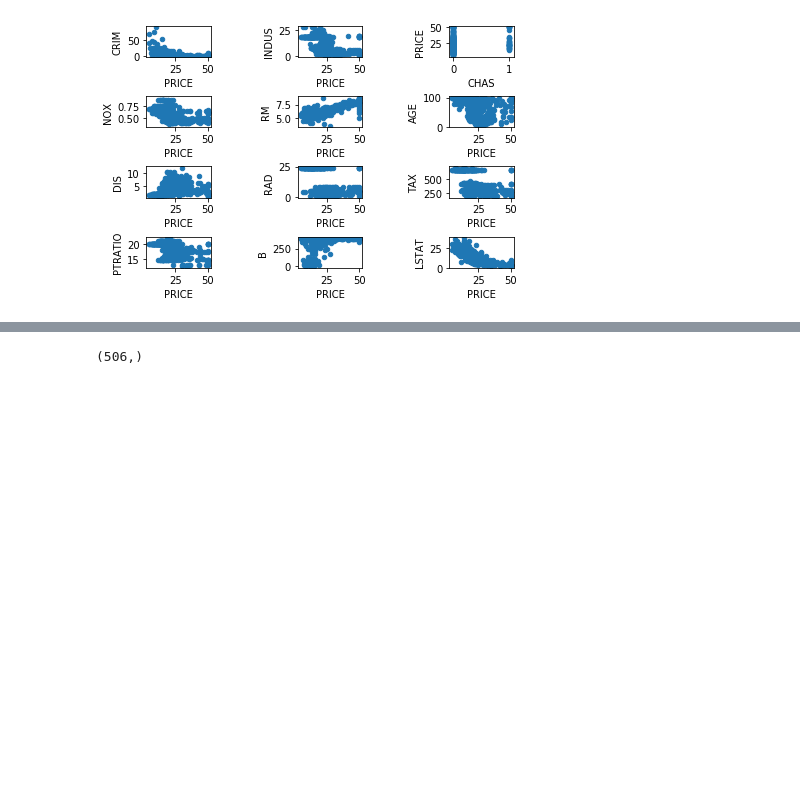
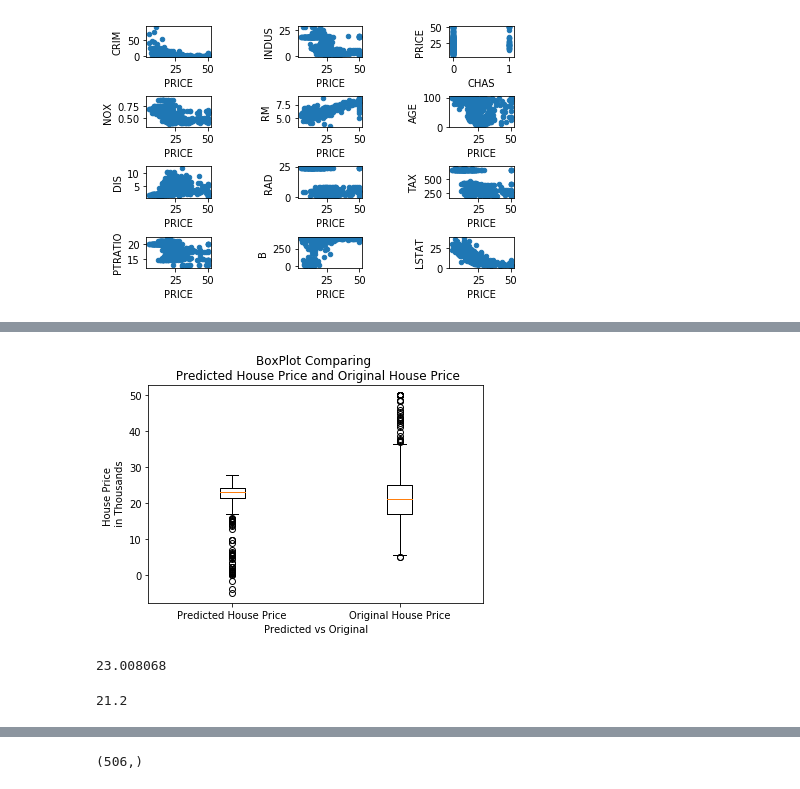
Before and after one commit to shanecanny1/Machine-Learning-and-Statistics-Project, a Jupyter notebook: Machine Learning Project Boston House Prices.ipynb, the cells around one changed output, grey strips where cells are left out. Drawn from its saved outputs; the diff is of its cells as text; code cells hidden in the pictures; blank space fills up the shorter version.

```diff
--- a/Machine Learning Project Boston House Prices.ipynb
+++ b/Machine Learning Project Boston House Prices.ipynb
@@ -415,5 +411,5 @@ Colocations handled automatically by placer.
 # %%
-m.compile(loss='mean_squared_error',optimizer='adam')
+m.compile(loss='mean_squared_error',optimizer='Adam')
 # %%
 ## Training the Neural Network ##
 
@@ -459,0 +492,8 @@ array([[ 2.4264961e+01],
+# %%
+## Creating a list for the Price column in the house DataFrame ##
+j= house["PRICE"].tolist()
+# %%
+## Changing the Price column in the house DataFrame to an array from a list ##
+s=np.asarray(j)
+# %%
+Predicted_Price_One=m.predict(inputs)
@@ -459,0 +502,24 @@ array([[ 2.4264961e+01],
+# %%
+## Creating a Boxplot for the Predicted House Prices and the Original House Prices ##
+
+data = [Predicted_Price_One.flatten(), s.flatten()]
+fig, ax = plt.subplots()
+ax.boxplot(data)
+plt.xticks([1, 2], ['Predicted House Price', 'Original House Price'])
+plt.xlabel('Predicted vs Original')
+plt.ylabel('House Price \n in Thousands')
+plt.title('BoxPlot Comparing \n Predicted House Price and Original House Price')
+
+plt.show()
+# %% [output]
+[figure, added]
+# %%
+## Calculating the Median Price of the Predict House Values##
+np.median(Predicted_Price_One)
+# %% [output]
+23.008068
+# %%
+## Calculating the Median Price of the Original House Values##
+np.median(s)
+# %% [output]
+21.2
```
Also changed, not shown: parts of 20 cells of this notebook.
